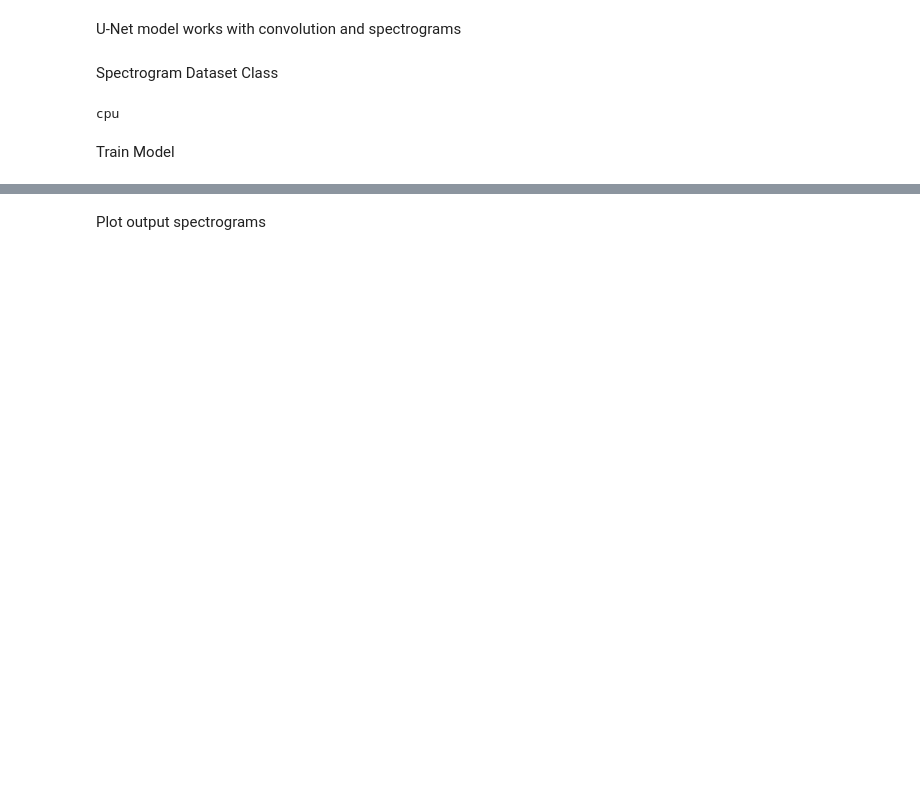
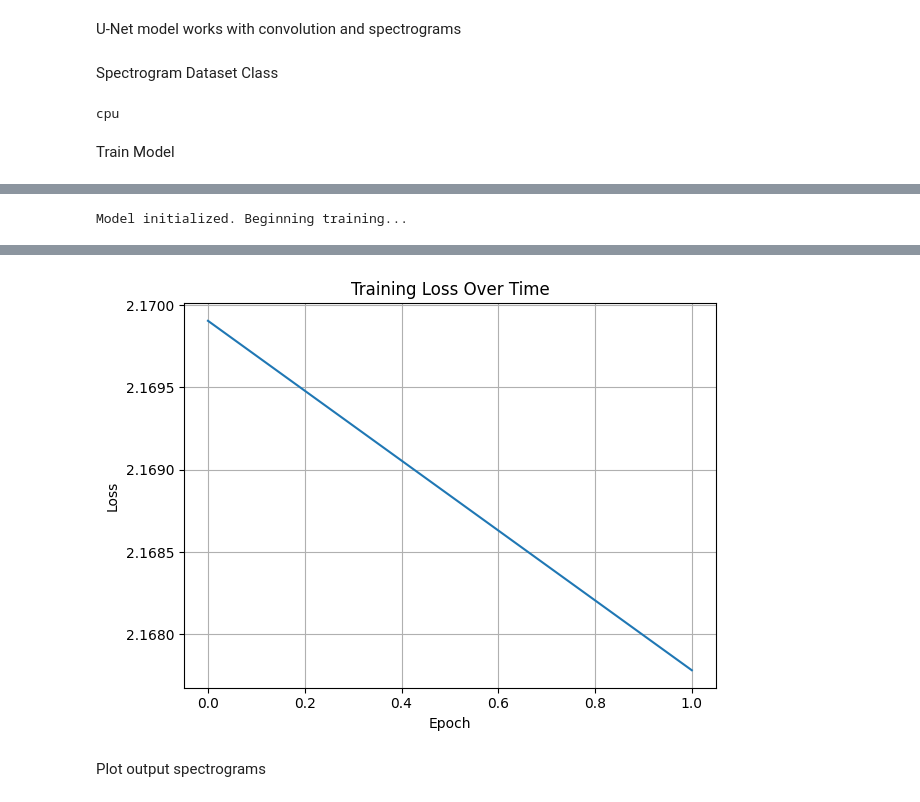
Before and after one commit to lee-hanhee/ECE324_Project, a Jupyter notebook: models/WaveNet/SpectrogramUNet.ipynb, the cells around one changed output, grey strips where cells are left out. Drawn from its saved outputs; the diff is of its cells as text; code cells hidden in the pictures; blank space fills up the shorter version.

```diff
--- a/models/WaveNet/SpectrogramUNet.ipynb
+++ b/models/WaveNet/SpectrogramUNet.ipynb
@@ -300,0 +205,74 @@ Epoch 5, Loss: 1.9795211553573608
+# %%
+# Clear GPU memory before training
+torch.cuda.empty_cache()
+
+# === Config ===
+num_epochs = 2
+batch_size = 5
+
+# Resolve project root and data paths
+project_root = os.path.abspath(os.path.join(os.getcwd(), "..", ".."))
+track_name = "Track00001"
+mix_path = [os.path.join(project_root, "data", "raw", track_name, "mix.wav")]
+
+stems_paths = [
+    os.path.join(project_root, "data", "raw", track_name, "stems", f"S{str(i).zfill(2)}.wav")
+    for i in [0, 1, 2, 3, 4, 5, 7, 8, 9, 10]
+]
+
+# === Dataset & DataLoader ===
+dataset = SpectrogramDataset(mix_path + stems_paths)
+dataloader = DataLoader(dataset, batch_size=batch_size, shuffle=True)
+
+# === Model Setup ===
+device = torch.device("cuda" if torch.cuda.is_available() else "cpu")
+num_stems = len(stems_paths)  # Dynamically infer number of output channels
+model = UNet(input_channels=1, output_channels=num_stems).to(device)
+
+criterion = nn.MSELoss().to(device)
+optimizer = torch.optim.Adam(model.parameters(), lr=1e-3)
+
+# === Training ===
+print("Model initialized. Beginning training...")
+losses: List[float] = []
+
+for epoch in range(num_epochs):
+    epoch_loss = 0.0
+    progress_bar = tqdm(dataloader, desc=f"Epoch {epoch + 1}/{num_epochs}", unit="batch")
+
+    for mixed, stems in progress_bar:
+        # Normalize input and targets to [-1, 1]
+        transform = transforms.Normalize(mean=[0.5], std=[0.5])
+        mixed = transform(mixed).to(device)
+        stems = transform(stems).to(device)
+
+        optimizer.zero_grad()
+        outputs = model(mixed)
+
+        # Align model output length with stem spectrograms
+        outputs = outputs[..., :stems.shape[-1]]
+
+        loss = criterion(outputs, stems)
+        loss.backward()
+
+        torch.nn.utils.clip_grad_norm_(model.parameters(), max_norm=1.0)
+        optimizer.step()
+
+        epoch_loss += loss.item()
+        progress_bar.set_postfix(loss=f"{loss.item():.4f}")
+        torch.cuda.empty_cache()
+
+    avg_loss = epoch_loss / len(dataloader)
+    losses.append(avg_loss)
+    print(f"Epoch {epoch + 1}, Loss: {avg_loss:.4f}")
+
+# === Plot Training Loss ===
+plt.plot(losses)
+plt.xlabel("Epoch")
+plt.ylabel("Loss")
+plt.title("Training Loss Over Time")
+plt.grid(True)
+plt.tight_layout()
+plt.show()
+# %% [output]
+Model initialized. Beginning training...
@@ -301,3 +281,4 @@ Epoch 5, Loss: 1.9795211553573608
+[figure, added]
 # %% [markdown]
 Plot output spectrograms
 # %%
```
Also changed, not shown: parts of 11 cells of this notebook, 1 other file.
